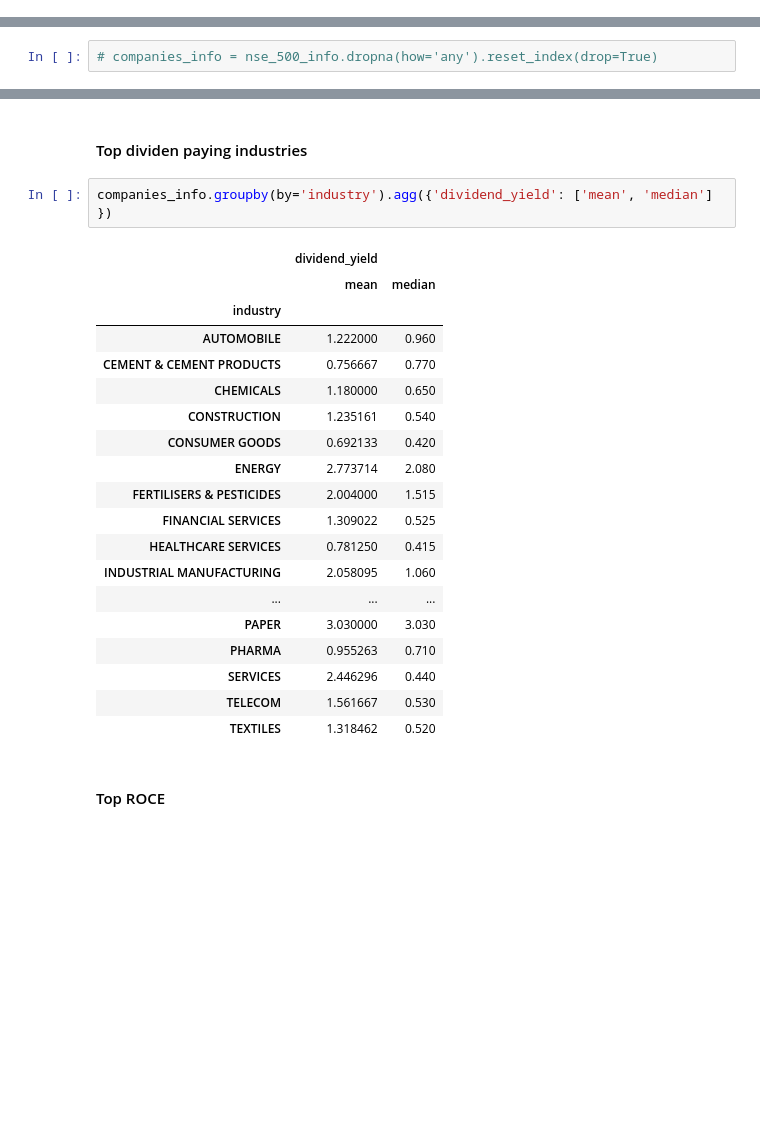
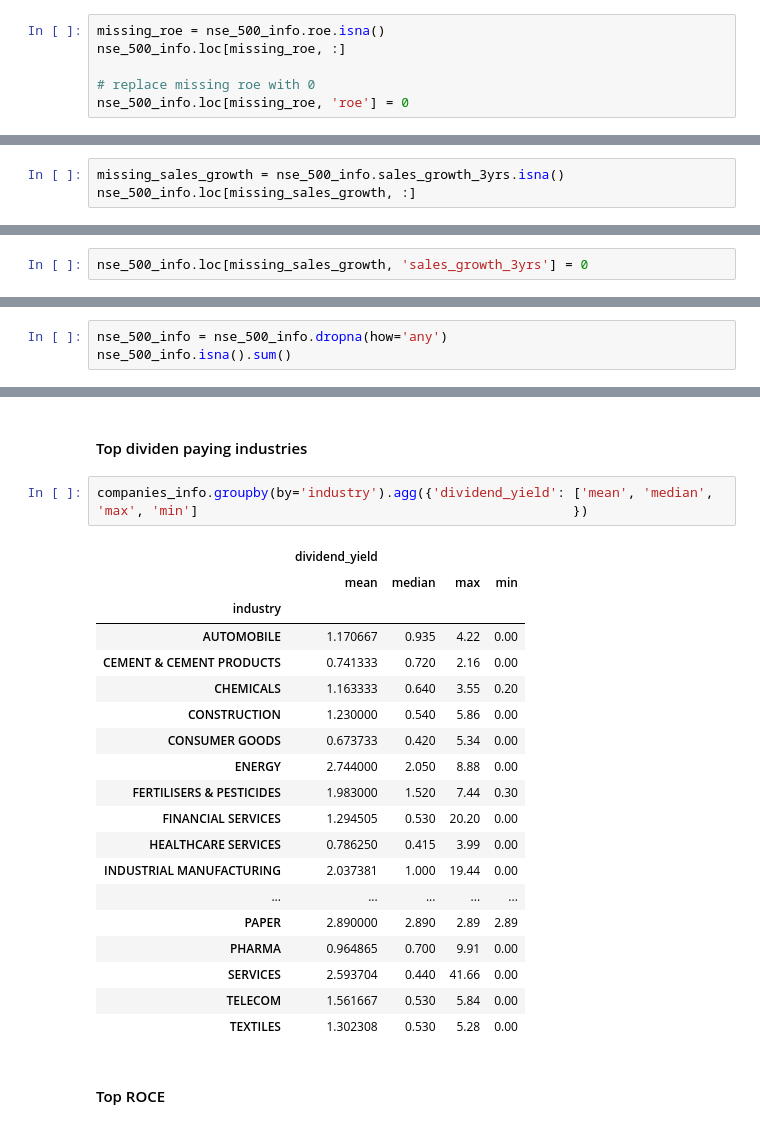
Before and after one commit to ManishBarnwal/clustering-nse-500, a Jupyter notebook: notebooks/eda_and_clustering_code.ipynb, the cells around one changed output, grey strips where cells are left out. Cells and saved outputs as stored; diff of their text form; blank space fills up the shorter version.

```diff
--- a/notebooks/eda_and_clustering_code.ipynb
+++ b/notebooks/eda_and_clustering_code.ipynb
@@ -96,0 +78,6 @@ nse_500_info[row_ind]
+# %%
+missing_roe = nse_500_info.roe.isna()
+nse_500_info.loc[missing_roe, :]
+
+# replace missing roe with 0
+nse_500_info.loc[missing_roe, 'roe'] = 0
@@ -96,0 +92,3 @@ nse_500_info[row_ind]
+# %%
+missing_sales_growth = nse_500_info.sales_growth_3yrs.isna()
+nse_500_info.loc[missing_sales_growth, :]
@@ -96,0 +114,2 @@ nse_500_info[row_ind]
+# %%
+nse_500_info.loc[missing_sales_growth, 'sales_growth_3yrs'] = 0
@@ -99,2 +132,3 @@ nse_500_info[row_ind]
 # %%
-# companies_info = nse_500_info.dropna(how='any').reset_index(drop=True)
+nse_500_info = nse_500_info.dropna(how='any')
+nse_500_info.isna().sum()
@@ -370,27 +442,27 @@ companies_info.sort_values(by=['dividend_yield'], ascending=False).head(10)
 # %% [markdown]
 #### Top dividen paying industries
 # %%
-companies_info.groupby(by='industry').agg({'dividend_yield': ['mean', 'median']                                                })
+companies_info.groupby(by='industry').agg({'dividend_yield': ['mean', 'median', 'max', 'min']                                                })
 # %% [output]
-|  | dividend_yield |  |
-|  | mean | median |
-| industry |  |  |
-| AUTOMOBILE | 1.222000 | 0.960 |
-| CEMENT & CEMENT PRODUCTS | 0.756667 | 0.770 |
-| CHEMICALS | 1.180000 | 0.650 |
-| CONSTRUCTION | 1.235161 | 0.540 |
-| CONSUMER GOODS | 0.692133 | 0.420 |
-| ENERGY | 2.773714 | 2.080 |
-| FERTILISERS & PESTICIDES | 2.004000 | 1.515 |
-| FINANCIAL SERVICES | 1.309022 | 0.525 |
-| HEALTHCARE SERVICES | 0.781250 | 0.415 |
-| INDUSTRIAL MANUFACTURING | 2.058095 | 1.060 |
-| ... | ... | ... |
-| PAPER | 3.030000 | 3.030 |
-| PHARMA | 0.955263 | 0.710 |
-| SERVICES | 2.446296 | 0.440 |
-| TELECOM | 1.561667 | 0.530 |
-| TEXTILES | 1.318462 | 0.520 |
+|  | dividend_yield |  |  |  |
+|  | mean | median | max | min |
+| industry |  |  |  |  |
+| AUTOMOBILE | 1.170667 | 0.935 | 4.22 | 0.00 |
+| CEMENT & CEMENT PRODUCTS | 0.741333 | 0.720 | 2.16 | 0.00 |
+| CHEMICALS | 1.163333 | 0.640 | 3.55 | 0.20 |
+| CONSTRUCTION | 1.230000 | 0.540 | 5.86 | 0.00 |
+| CONSUMER GOODS | 0.673733 | 0.420 | 5.34 | 0.00 |
+| ENERGY | 2.744000 | 2.050 | 8.88 | 0.00 |
+| FERTILISERS & PESTICIDES | 1.983000 | 1.520 | 7.44 | 0.30 |
+| FINANCIAL SERVICES | 1.294505 | 0.530 | 20.20 | 0.00 |
+| HEALTHCARE SERVICES | 0.786250 | 0.415 | 3.99 | 0.00 |
+| INDUSTRIAL MANUFACTURING | 2.037381 | 1.000 | 19.44 | 0.00 |
+| ... | ... | ... | ... | ... |
+| PAPER | 2.890000 | 2.890 | 2.89 | 2.89 |
+| PHARMA | 0.964865 | 0.700 | 9.91 | 0.00 |
+| SERVICES | 2.593704 | 0.440 | 41.66 | 0.00 |
+| TELECOM | 1.561667 | 0.530 | 5.84 | 0.00 |
+| TEXTILES | 1.302308 | 0.530 | 5.28 | 0.00 |
 # %% [markdown]
 #### Top ROCE
 # %%
```
Also changed, not shown: parts of 66 cells of this notebook, 5 other files.
